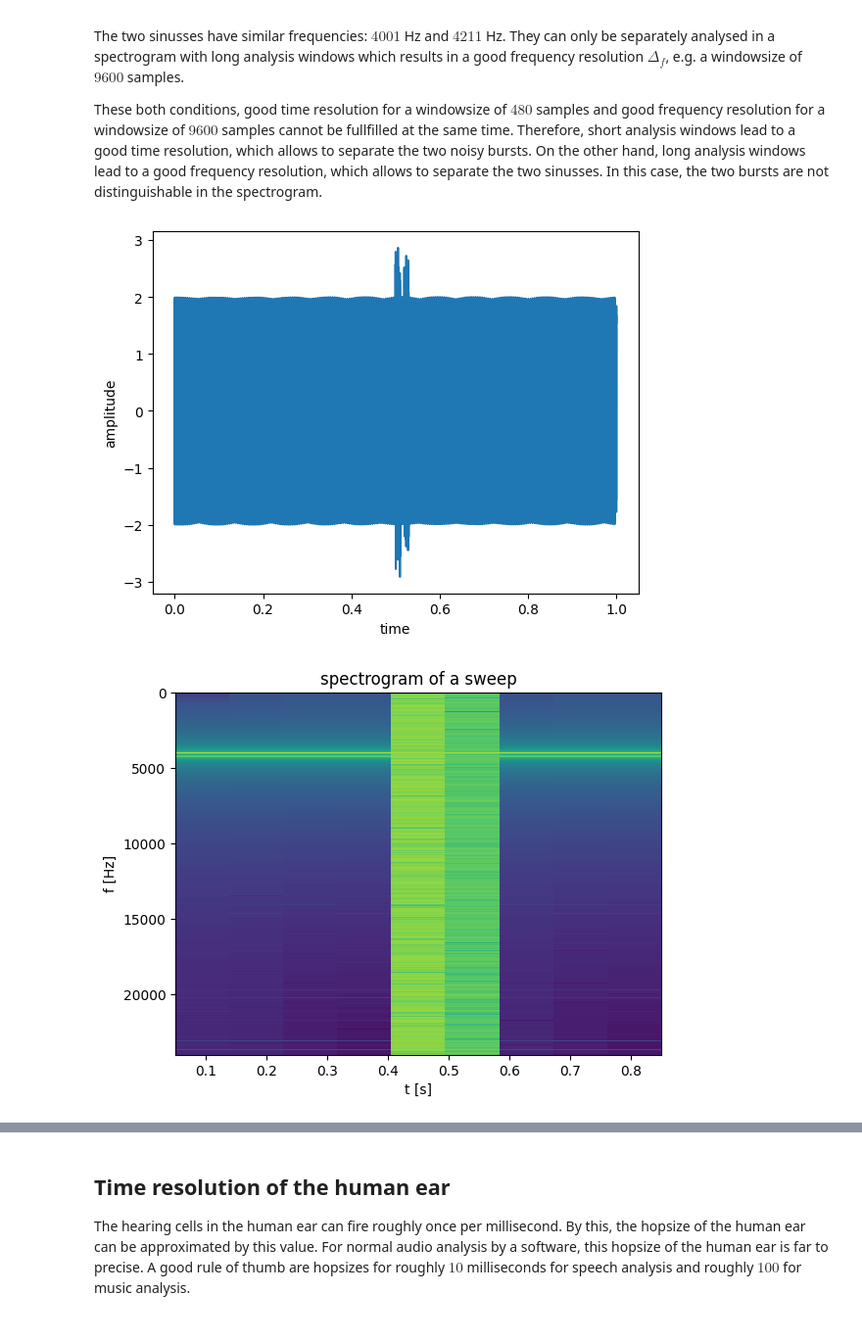
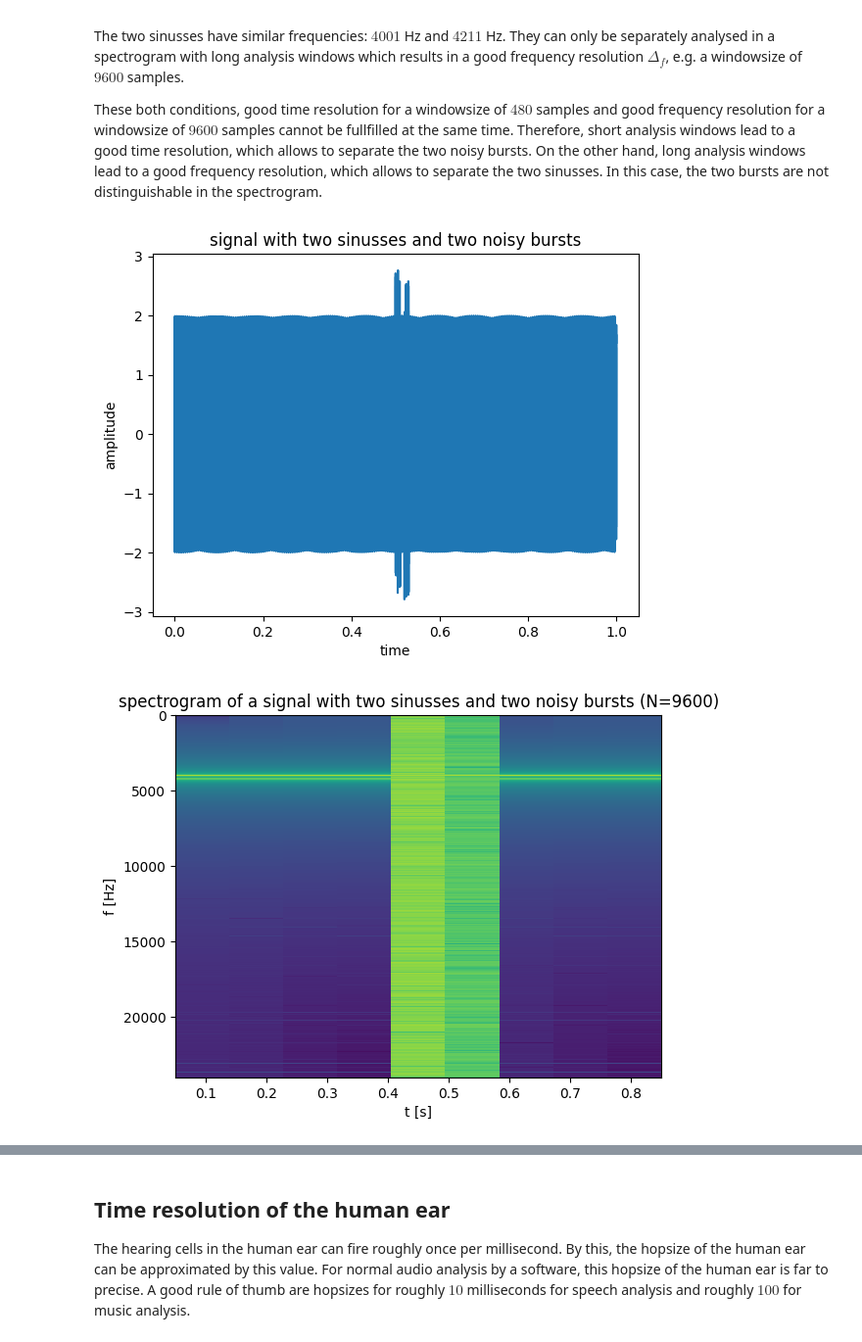
Before and after one commit to spiertz/VoiceControl, a Jupyter notebook: Week04_Preprocessing_STFT/01_ShortTimeFourierTransform.ipynb, the cells around one changed output, grey strips where cells are left out. Shown at 98% size. Cells and saved outputs as stored; diff of their text form; code cells hidden in the pictures.

```diff
--- a/Week04_Preprocessing_STFT/01_ShortTimeFourierTransform.ipynb
+++ b/Week04_Preprocessing_STFT/01_ShortTimeFourierTransform.ipynb
@@ -74,6 +78,9 @@ Repeat this algorithm until enough samples of the input signal are analysed.
 
 This algorithm is shown in the following. The first three signal regions are plotted after multipication with the window function.
 # %%
+MaxColumnForVisualization = 3
+colorvector = 'bgm'
+assert MaxColumnForVisualization <= len(colorvector), 'not enough colors for visualization of columns'
 K = 2*ws # use zero padding with a factor of 2
 NumberOfColumns = int((x.shape[0] - ws) / hs + 1)
 NyquistIndex = K // 2 + 1
@@ -86,12 +93,19 @@ for column in range(NumberOfColumns):
     X[:, column] = LocalSpectrum[0:NyquistIndex]
 
     # the following code has nothing to do with the STFT and is for visualization purposes only
-    MaxColumnForVisualization = 3
     if column < MaxColumnForVisualization:
+        t = np.arange(0, (MaxColumnForVisualization-1)*hs+ ws) / r
+        plt.plot(t, np.zeros(t.shape), 'k')
+        # mark hopsize
+        for n in range(1, MaxColumnForVisualization):
+             plt.plot([n*hs/r, n*hs/r], [-1, 1], 'k--', label='hop size' if n == 1 else None)
         t = np.arange(idx1, idx2) / r
-        plt.plot(t, LocalTimeSignal)
-        plt.plot(t, w, 'r')
+        plt.plot(t, LocalTimeSignal, colorvector[column], label = 'signal times window')
+        plt.plot(t, w, 'r', label='window')
         plt.xlabel('t [s]')
         plt.xlim(0, (MaxColumnForVisualization * hs + ws) / r)
+        title = 'STFT column ' + str(column) + ': time domain'
+        plt.title(title)
+        plt.legend()
         plt.show()
 # %% [output]
@@ -105,17 +119,16 @@ The plotted spectrogram in this example shows the increasing frequency over time
 
 The second plot shows the first five columns of the spectrogram plotted in different colours in order to show the correspondencies between the plot of the whole spectrogram and the plot of single columns.
 # %%
-def PlotSpectrogram(X, t, f, PlotSingleColumns = False):
+def PlotSpectrogram(X, t, f, PlotSingleColumns = False, title = 'spectrogram of a sweep'):
     plt.imshow(X, interpolation='nearest',aspect='auto', extent =[t.min(), t.max(), f.max(), f.min()])
     plt.xlabel('t [s]')
     plt.ylabel('f [Hz]')
-    plt.title('spectrogram of a sweep')
+    plt.title(title)
     plt.show()
 
     if PlotSingleColumns:
         f_vector = np.arange(X.shape[0])*r/K
-        colorvector = 'kbgrm'
-        for column in range(len(colorvector)):
+        for column in range(MaxColumnForVisualization):
             plt.plot(f_vector, X[:, column], colorvector[column])
         plt.xlim(0, 2000)
         plt.xlabel('f [Hz]')
@@ -147,7 +160,11 @@ def CheckOverlapAdd(w, OverlapInPercent):
         idx2 = idx1 + ws
         WindowSum[idx1:idx2] += w
     MiddlePartOfWindowSum = WindowSum[ws:-ws]
-    assert np.std(MiddlePartOfWindowSum) < 1e-3, 'no constant window sum beside fade in and fade out effects'
+    assert np.std(MiddlePartOfWindowSum) < 1e-2, 'no constant window sum beside fade in and fade out effects'
 
-CheckOverlapAdd(HannWindow(1024), 50)
-CheckOverlapAdd(HannWindow(1024), 75)
+hs = 100 # arbitrary hop size
+for n in range(7):
+    ws = int(hs * (n+2))
+    OverlappInPercent = (1 - hs / ws)*100
+    CheckOverlapAdd(HannWindow(ws), OverlapInPercent=OverlappInPercent)
+    print('overlap in percent: ' + str(OverlappInPercent) + ' -> check passed')
@@ -181,40 +206,41 @@ for n in range(2):
 plt.plot(t, x)
 plt.xlabel('time')
 plt.ylabel('amplitude')
+plt.title('signal with two sinusses and two noisy bursts')
 plt.show()
 
 def Spectrogram(x, WindowSize, FFTLen = None, HopSize = None):
     if HopSize is None:
         HopSize = WindowSize // 2 # 50 % of overlap
     if FFTLen is None:
         FFTLen = WindowSize
     NumberOfColumns = int(np.floor((x.shape[0] - WindowSize) / HopSize) + 1)
     X = np.zeros((FFTLen // 2 + 1, NumberOfColumns), dtype = complex)
     w = HannWindow(WindowSize)
     for column in range(NumberOfColumns):
         idx1 = column * HopSize
         idx2 = idx1 + WindowSize
         x_Block = x[idx1:idx2] * w
         X[:, column] = np.fft.rfft(x_Block, n = FFTLen)
     return X
 
 K = 9600
 hs = K // 2
 X_9600 = Spectrogram(x, K, K, hs)
 Delta_f = r / K
 Delta_t = hs / r
 f = np.arange(X_9600.shape[0]) * Delta_f
 t = np.arange(X_9600.shape[1]) * Delta_t + Delta_t/2
-PlotSpectrogram(20*np.log10(np.abs(X_9600)), t, f)
+PlotSpectrogram(20*np.log10(np.abs(X_9600)), t, f, title = 'spectrogram of a signal with two sinusses and two noisy bursts (N=9600)')
 
 K = 480
 hs = K // 2
 X_480 = Spectrogram(x, K, K, hs)
 Delta_f = r / K
 Delta_t = hs / r
 f = np.arange(X_480.shape[0]) * Delta_f
 t = np.arange(X_480.shape[1]) * Delta_t + Delta_t/2
-PlotSpectrogram(20*np.log10(np.abs(X_480)), t, f)
+PlotSpectrogram(20*np.log10(np.abs(X_480)), t, f, title = 'spectrogram of a signal with two sinusses and two noisy bursts (N=480)')
 # %% [output]
-[figure, old version]
+[figure, new version]
-[figure, old version]
+[figure, new version]
```
Also changed, not shown: parts of 6 cells of this notebook, 8 other files.
